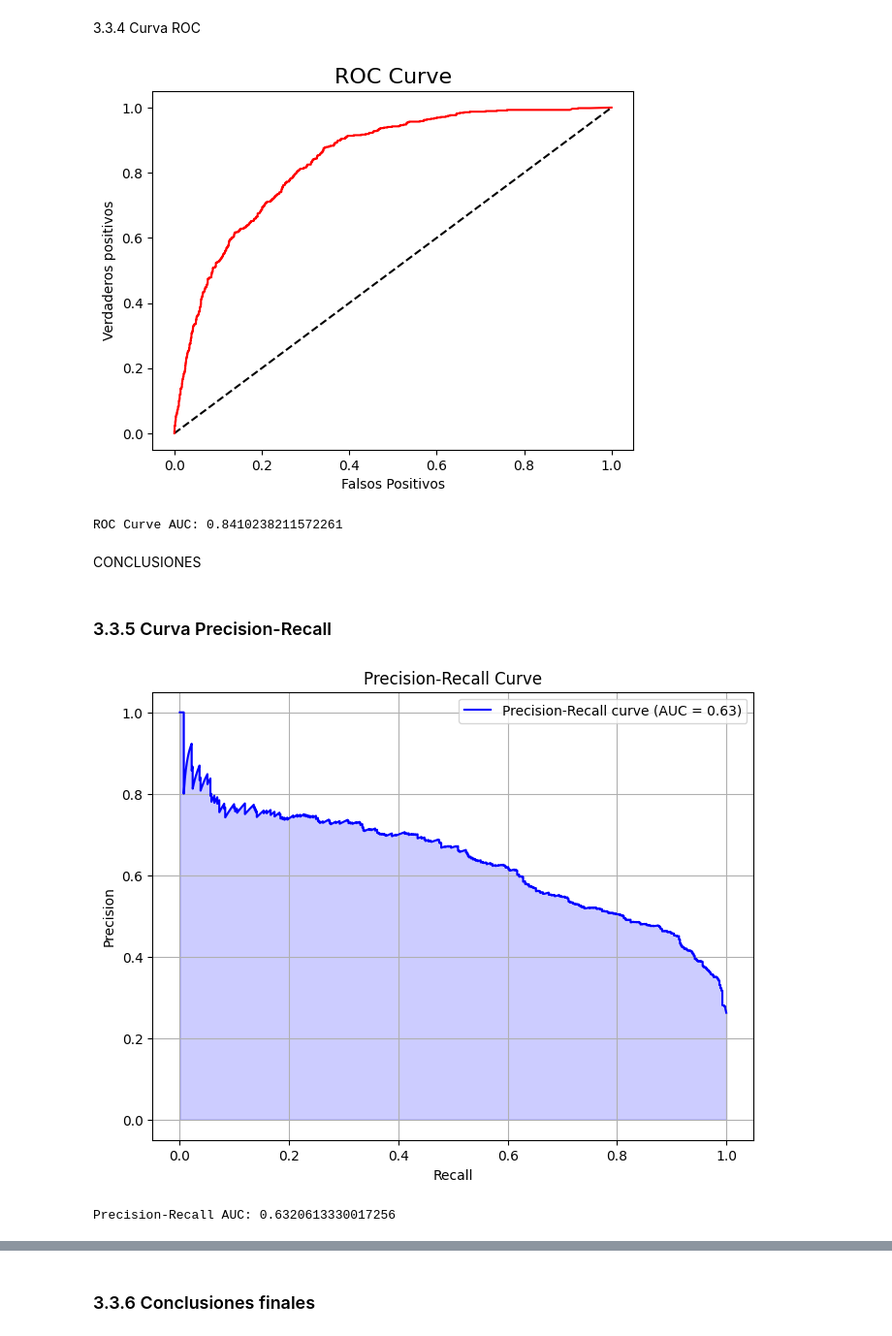
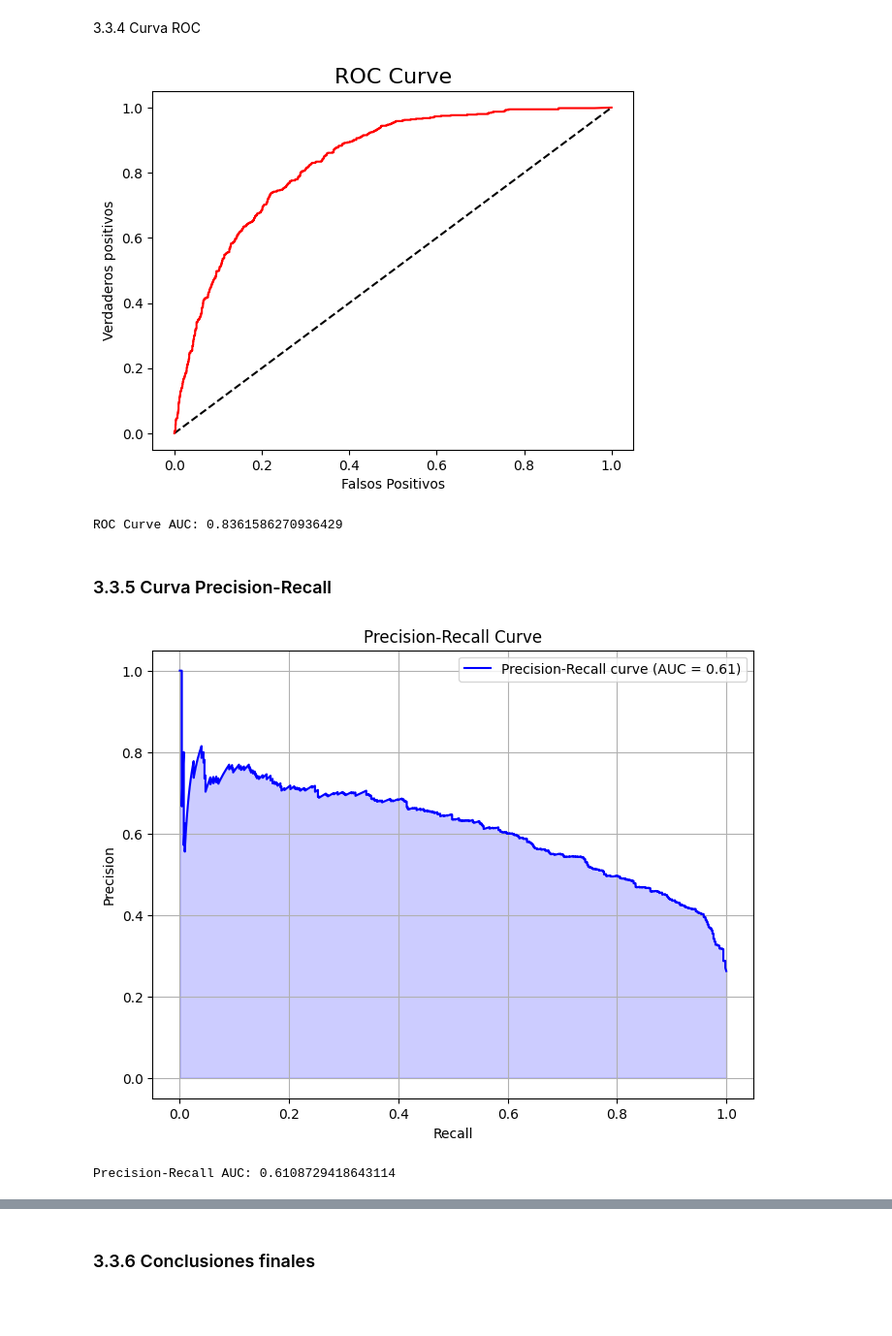
Before and after one commit to angelfergar/ChurnRetention-SP, a Jupyter notebook: notebooks/Model_Training.ipynb, the cells around one changed output, grey strips where cells are left out. Shown at 97% size. Drawn from its saved outputs; the diff is of its cells as text; code cells hidden in the pictures; blank space fills up the shorter version.

Commit message:
Graphs and export

```diff
--- a/notebooks/Model_Training.ipynb
+++ b/notebooks/Model_Training.ipynb
@@ -188,6 +192,8 @@ def show_precision_recall(model_type, X_test, y_test):
 
   # Mostramos el valor del AUC-PR
   print(f'Precision-Recall AUC: {pr_auc}')
+
+  return pr_auc
 # %% [markdown]
 Con todas estas funciones obtendremos un reporte completo sobre cada uno de los modelos que contenga:
 
@@ -201,9 +207,9 @@ Con todas estas funciones obtendremos un reporte completo sobre cada uno de los
 # Establecemos los parámetros para los modelos
 log_model = LogisticRegression(class_weight='balanced', max_iter=1000, solver='liblinear') #Regresión Logística
 dt_model = DecisionTreeClassifier(class_weight='balanced', max_depth=5, min_samples_split=10) # Decision Tree
-rf_model = RandomForestClassifier(class_weight='balanced', n_estimators=200, max_depth=25, min_samples_split=5) # Random Forest
-xgb_model = XGBClassifier(n_estimators=50, scale_pos_weight=1.25, learning_rate=0.1,max_depth = 5, min_child_weight=2, colsample_bytree=0.3) # XGBoost
-lgbm_model = LGBMClassifier(n_estimators=10,learning_rate=0.2,max_depth=6,scale_pos_weight=1.12,num_leaves=19, force_col_wise=True) # LightGBM
+rf_model = RandomForestClassifier(class_weight='balanced_subsample', n_estimators=200, max_depth=25, min_samples_split=5) # Random Forest
+xgb_model = XGBClassifier(n_estimators=50, scale_pos_weight=1.25, learning_rate=0.05,max_depth = 7, min_child_weight=2, colsample_bytree=0.7) # XGBoost
+lgbm_model = LGBMClassifier(n_estimators=10,learning_rate=0.2,max_depth=6,scale_pos_weight=1.12,num_leaves=19, force_col_wise=True, ) # LightGBM
 # %% [markdown]
 ## 3.1 Regresión Logística
 # %% [markdown]
@@ -400,17 +376,15 @@ CONCLUSIONES
 3.3.4 Curva ROC
 # %%
 # Curva ROC
-show_roc_curve(rf_model, X_test, y_test)
+rf_roc = show_roc_curve(rf_model, X_test, y_test)
 # %% [output]
-[figure, old version]
+[figure, new version]
-ROC Curve AUC: 0.8410238211572261
+ROC Curve AUC: 0.8361586270936429
-# %% [markdown]
-CONCLUSIONES
 # %% [markdown]
 ### 3.3.5 Curva Precision-Recall
 # %%
 # Curva Precision-Recall
-show_precision_recall(rf_model, X_test, y_test)
+rf_pr = show_precision_recall(rf_model, X_test, y_test)
 # %% [output]
-[figure, old version]
+[figure, new version]
-Precision-Recall AUC: 0.6320613330017256
+Precision-Recall AUC: 0.6108729418643114
```
Also changed, not shown: parts of 72 cells of this notebook.
